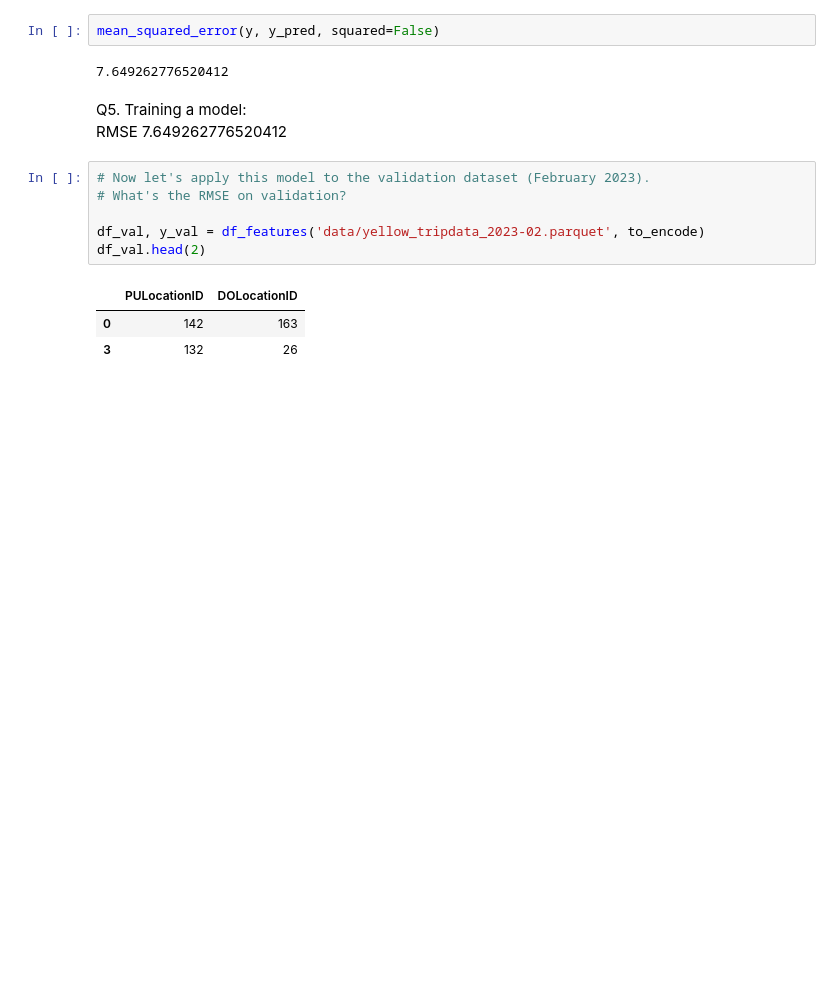
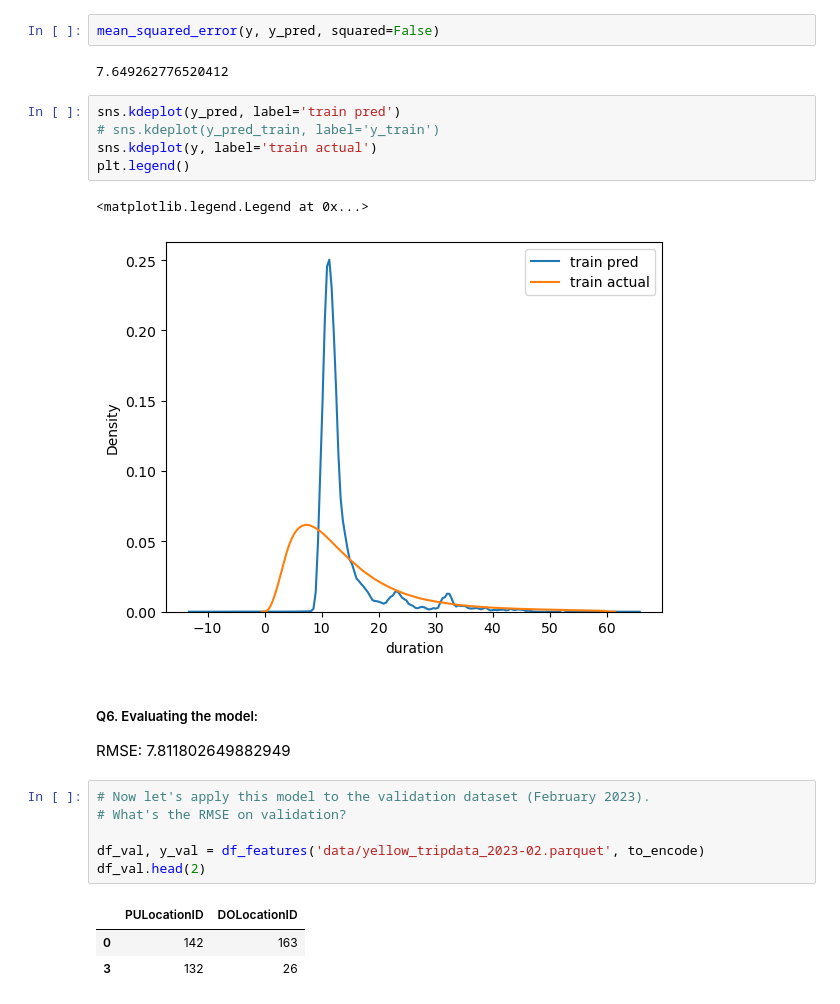
Before and after one commit to mmotl/dtc-mlops, a Jupyter notebook: 01_intro/homework.ipynb, the cells around one changed output. Saved outputs shown, nothing was run; the diff lists cells and outputs as text; blank space fills up the shorter version.

```diff
--- a/01_intro/homework.ipynb
+++ b/01_intro/homework.ipynb
@@ -142,9 +156,17 @@ y_pred = lr_model.predict(X)
 mean_squared_error(y, y_pred, squared=False)
 # %% [output]
 7.649262776520412
-# %% [markdown]
-Q5. Training a model:
-RMSE 7.649262776520412
+# %%
+sns.kdeplot(y_pred, label='train pred')
+# sns.kdeplot(y_pred_train, label='y_train')
+sns.kdeplot(y, label='train actual')
+plt.legend()
+# %% [output]
+<matplotlib.legend.Legend at 0x...>
+[figure, added]
+# %% [markdown]
+##### Q6. Evaluating the model:
+RMSE: 7.811802649882949
 # %%
 # Now let's apply this model to the validation dataset (February 2023).
 # What's the RMSE on validation?
```
Also changed, not shown: parts of 23 cells of this notebook, 25 other files.
